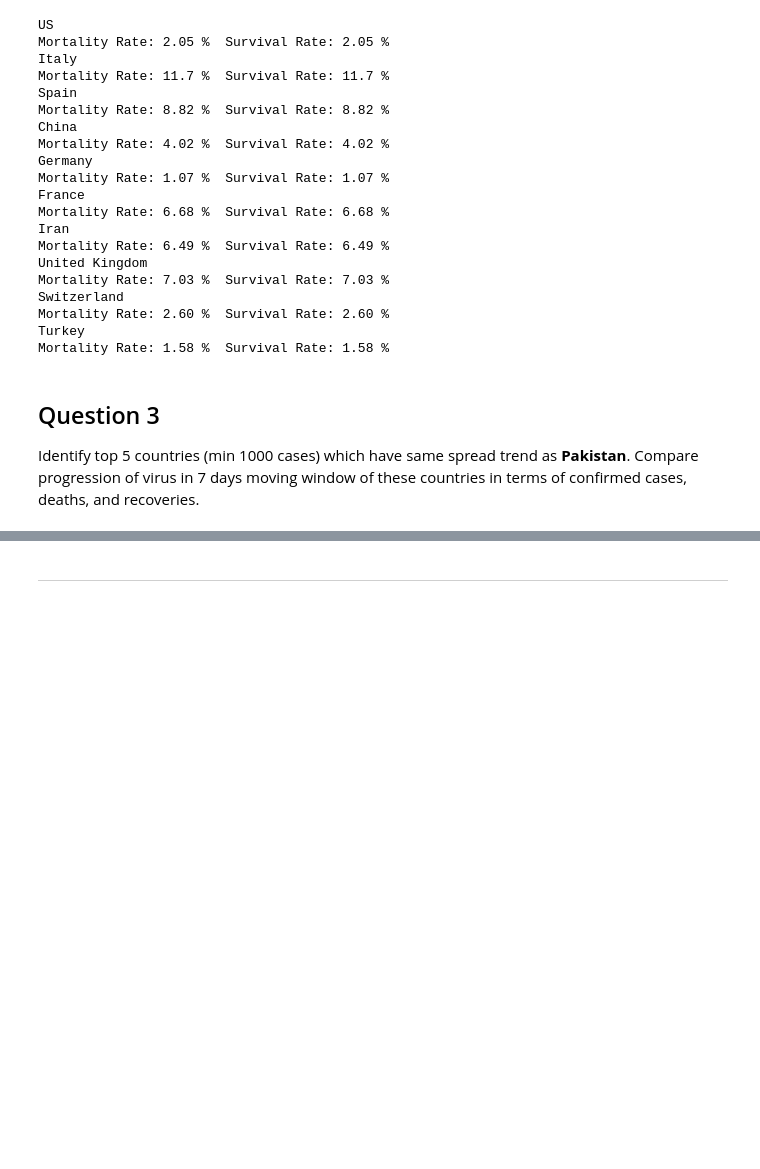
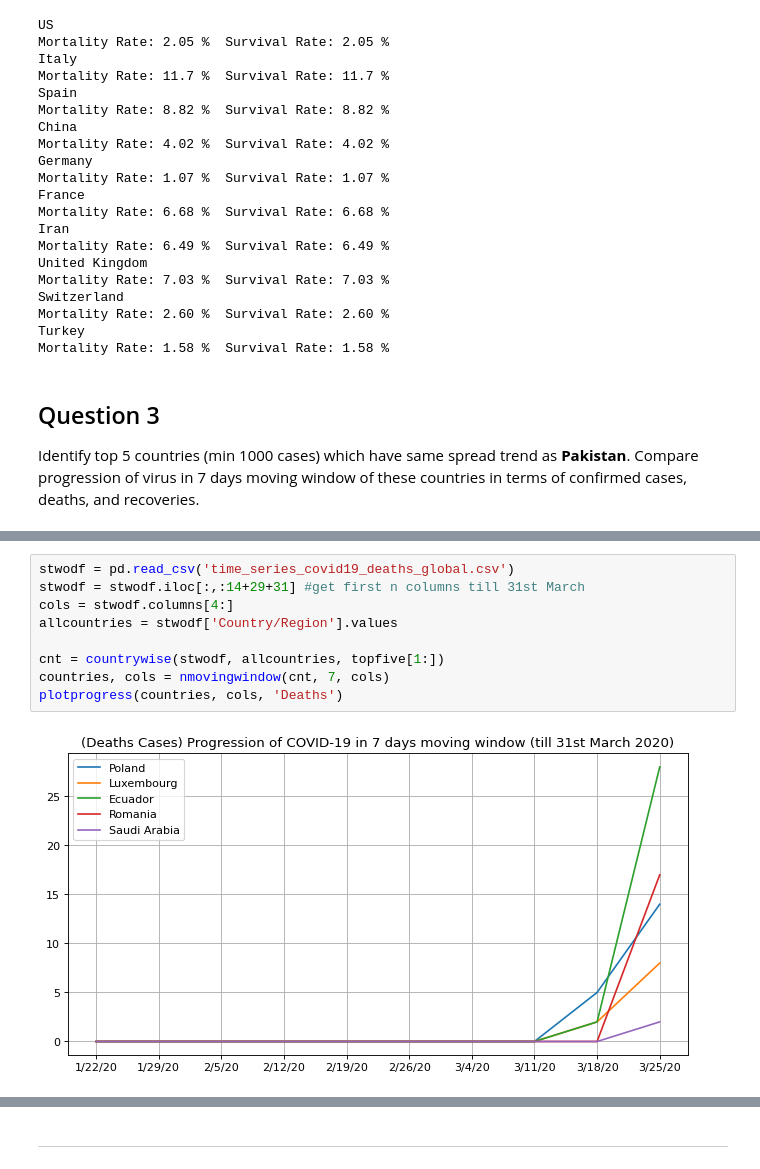
Before and after one commit to SamiAlavi/COVID-19-Predictive-Model, a Jupyter notebook: Assignment_02.ipynb, the cells around one changed output, grey strips where cells are left out. Cells and saved outputs as stored; diff of their text form; blank space fills up the shorter version.

```diff
--- a/Assignment_02.ipynb
+++ b/Assignment_02.ipynb
@@ -674,0 +713,11 @@ plottrend(cols, minthousand, allcountries, topfive)
+# %%
+stwodf = pd.read_csv('time_series_covid19_deaths_global.csv')
+stwodf = stwodf.iloc[:,:14+29+31] #get first n columns till 31st March
+cols = stwodf.columns[4:]
+allcountries = stwodf['Country/Region'].values
+
+cnt = countrywise(stwodf, allcountries, topfive[1:])
+countries, cols = nmovingwindow(cnt, 7, cols)
+plotprogress(countries, cols, 'Deaths')
+# %% [output]
+[figure, added]
```
Also changed, not shown: parts of 16 cells of this notebook.
